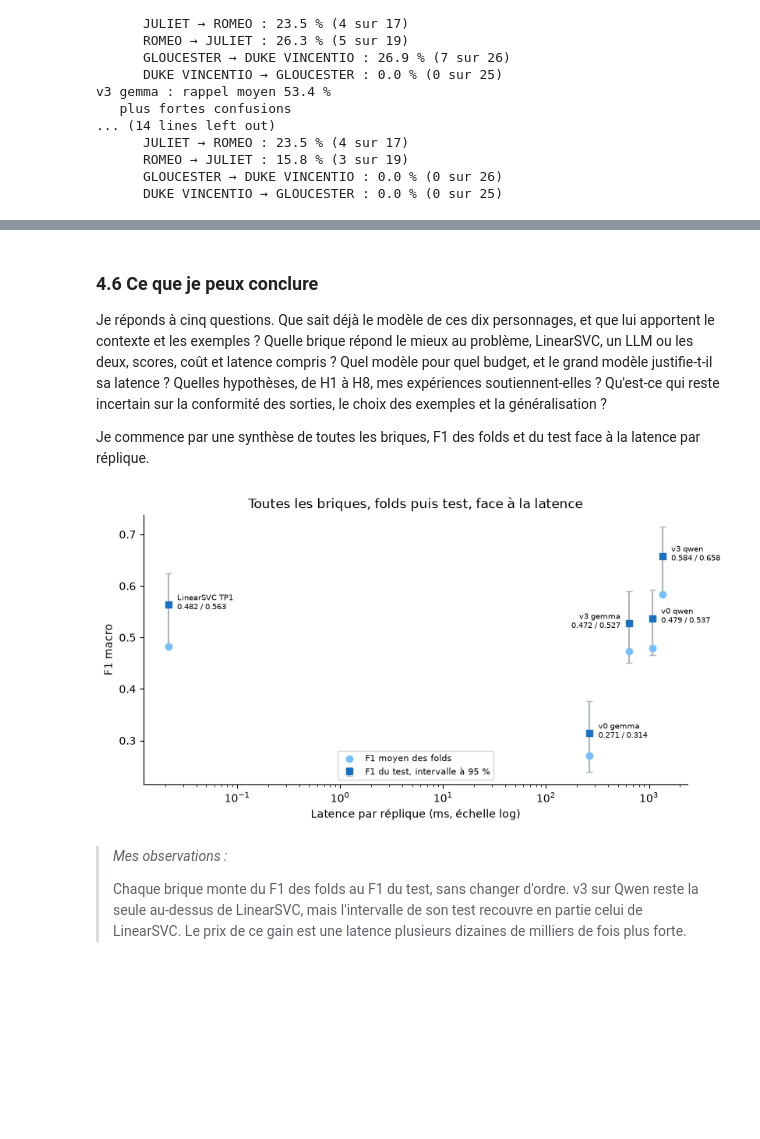
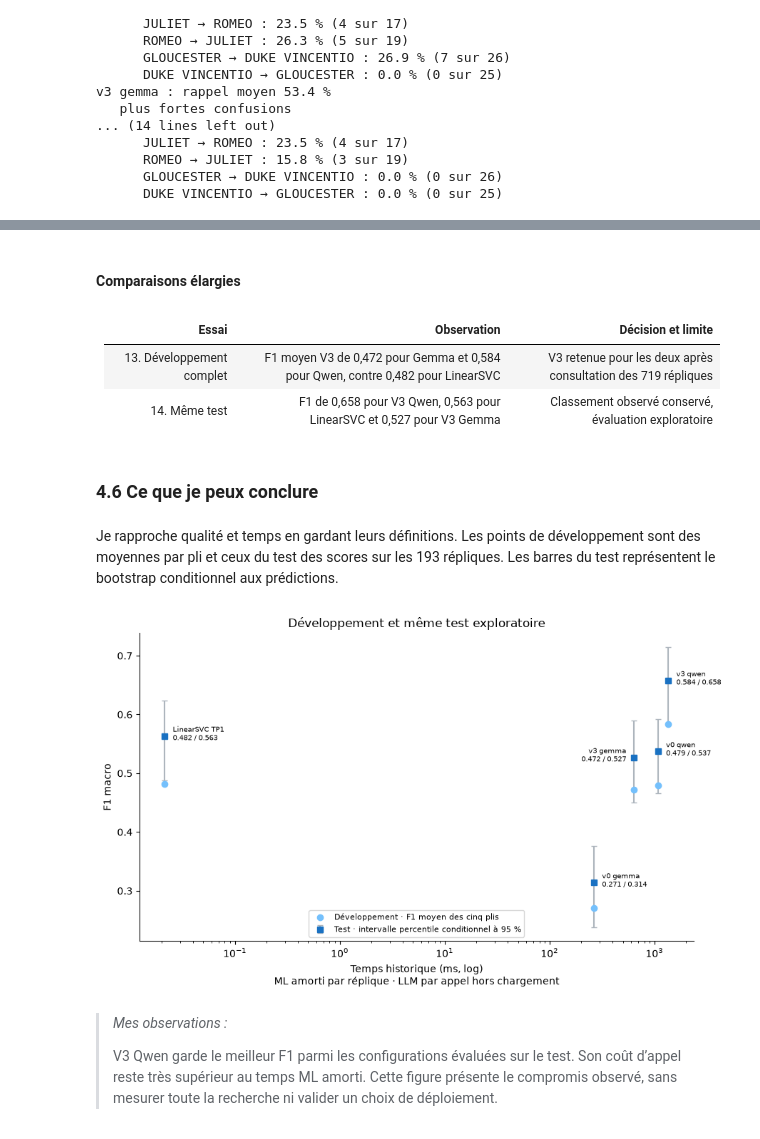
Before and after one commit to mcrayssac/ING3_IAA_GB_NLP, a Jupyter notebook: TP3_NLP_prompting.ipynb, the cells around one changed output, grey strips where cells are left out. Cells and saved outputs as stored; diff of their text form; code cells hidden in the pictures; blank space fills up the shorter version.

```diff
--- a/TP3_NLP_prompting.ipynb
+++ b/TP3_NLP_prompting.ipynb
@@ -1341,11 +1369,11 @@ CONTEXTE = '\n'.join([
     '- PETRUCHIO (The Taming of the Shrew): suitor who woos and tames Katharina, called Kate.'])
 iterer('v3', 'contexte', CONTEXTE, 'H2, le contexte des pièces corrige les répliques à nom cité')
 
-# Gain de v3 face à son parent selon que la réplique cite ou non un nom de la liste ou du contexte
+# Gain de v3 selon le masque lexical conservé, incluant des mots génériques.
 NOMS_CITES = sorted(set(re.findall(r'\b[A-Z][a-z]+\b', CONTEXTE))
                     | {mot.title() for nom in NOMS for mot in nom.split()} - {'The', 'King'})
 cite = X_train.loc[MISE_AU_POINT].str.contains('|'.join(rf'\b{nom}\b' for nom in NOMS_CITES))
-for libelle, masque in (('avec un nom cité', cite), ('sans nom cité', ~cite)):
+for libelle, masque in (('indicateur détecté', cite), ('indicateur absent', ~cite)):
     bilan = bilan_changement(y_train.loc[MISE_AU_POINT][masque],
                              etiqueter(VERSIONS['v3']['parent'], 'gemma')[masque],
                              etiqueter('v3', 'gemma')[masque])
@@ -1577,13 +1685,14 @@ comparaisons = pd.DataFrame([decider(nom, modele) for modele, noms in CONFIGURAT
 display(pd.DataFrame(lignes).set_index(['Modèle', 'Version']).round(3))
 display(comparaisons.set_index(['Modèle', 'Version']).drop(columns='Parent'))
 
-# Gain face à v3 selon que la réplique cite un nom (section 3.4), puis un extrait de raisonnement
+# Gain selon le masque lexical de la section 3.4, puis extrait de justification.
 for modele, noms in CONFIGURATIONS.items():
     for nom in noms:
         bilans = {libelle: bilan_changement(y_train.loc[MISE_AU_POINT][masque],
                                             etiqueter('v3', modele)[masque],
                                             etiqueter(nom, modele)[masque])['Gain net']
-                  for libelle, masque in (('avec nom cité', cite), ('sans nom cité', ~cite))}
+                  for libelle, masque in (('indicateur détecté', cite),
+                                          ('indicateur absent', ~cite))}
         table = ESSAIS[(nom, modele)]
         extrait = texte_raisonnement(table['contenu'].iloc[0], table['raisonnement'].iloc[0])
         print(f'{modele}, {nom} : gain net {bilans}')
@@ -2404,6 +2649,6 @@ Je place chaque pipeline dans le plan qualité et latence, avec une échelle log
 # %%
 # F1 macro moyen face à la latence par réplique, échelle logarithmique, écart-type en barre.
-fig, ax = plt.subplots(figsize=(8, 4))
+fig, ax = plt.subplots(figsize=(9, 5))
 ax.errorbar(couts['Latence par réplique (ms)'], couts['F1 macro'], yerr=couts['Écart-type'],
             fmt='o', color='#74c0fc', ecolor='#adb5bd', capsize=3)
 for nom, ligne in couts.iterrows():
@@ -2413,8 +2658,10 @@ for nom, ligne in couts.iterrows():
                 textcoords='offset points', xytext=(-6, -10) if gauche else (6, 4),
                 ha='right' if gauche else 'left', fontsize=8)
 ax.set_xscale('log')
-ax.set(xlabel='Latence par réplique (ms, échelle log)', ylabel='F1 macro moyen sur les folds',
-       title='Qualité face à la latence sur les 769 répliques')
+ax.set(xlabel='Temps historique (ms, log)\nML amorti par réplique · LLM par appel hors chargement',
+       ylabel='F1 macro moyen des cinq plis',
+       title='769 répliques · moyenne et écart-type des cinq plis')
 ax.spines[['top', 'right']].set_visible(False)
+plt.tight_layout()
 plt.show()
 # %% [output]
@@ -2650,9 +2927,9 @@ Je trace les matrices de confusion du test pour LinearSVC et v3 sur les deux mod
 # %%
-# Matrices de confusion du test pour LinearSVC et pour v3, en % de chaque locuteur réel.
+# Matrices du même test exploratoire, une figure lisible par modèle.
 matrices_test = {nom: matrice_confusion(nom, resultats_test, y_test) for nom in MEILLEURS}
-fig, axes = plt.subplots(1, len(matrices_test), figsize=(21, 7))
-for axe, (nom, matrice) in zip(axes, matrices_test.items()):
-    tracer_matrice(axe, f'{nom} sur le test', matrice)
-plt.tight_layout()
-plt.show()
+for nom, matrice in matrices_test.items():
+    fig, axe = plt.subplots(figsize=(9, 7))
+    tracer_matrice(axe, f'{nom} · test exploratoire · 193 répliques uniques', matrice)
+    plt.tight_layout()
+    plt.show()
 # %% [output]
@@ -2708,35 +2992,43 @@ Une ligne après chaque essai, et une hypothèse reste même si le résultat ne
+# %% [markdown]
+#### Comparaisons élargies
+# %% [markdown]
+| Essai | Observation | Décision et limite |
+|---|---|---|
+| 13. Développement complet | F1 moyen V3 de 0,472 pour Gemma et 0,584 pour Qwen, contre 0,482 pour LinearSVC | V3 retenue pour les deux après consultation des 719 répliques |
+| 14. Même test | F1 de 0,658 pour V3 Qwen, 0,563 pour LinearSVC et 0,527 pour V3 Gemma | Classement observé conservé, évaluation exploratoire |
 # %% [markdown]
 ### 4.6 Ce que je peux conclure
-
-Je réponds à cinq questions. Que sait déjà le modèle de ces dix personnages, et que lui apportent le contexte et les exemples ? Quelle brique répond le mieux au problème, LinearSVC, un LLM ou les deux, scores, coût et latence compris ? Quel modèle pour quel budget, et le grand modèle justifie-t-il sa latence ? Quelles hypothèses, de H1 à H8, mes expériences soutiennent-elles ? Qu'est-ce qui reste incertain sur la conformité des sorties, le choix des exemples et la généralisation ?
-
-Je commence par une synthèse de toutes les briques, F1 des folds et du test face à la latence par réplique.
+# %% [markdown]
+Je rapproche qualité et temps en gardant leurs définitions. Les points de développement sont des moyennes par pli et ceux du test des scores sur les 193 répliques. Les barres du test représentent le bootstrap conditionnel aux prédictions.
 # %%
 # Synthèse : F1 des folds et du test face à la latence par réplique, intervalle du test en barre.
 SYNTHESE = ['LinearSVC TP1'] + COUPLES
 latences = couts.loc[SYNTHESE, 'Latence par réplique (ms)']
 test = bilan_test.loc[SYNTHESE]
-fig, ax = plt.subplots(figsize=(9, 4.5))
-ax.scatter(latences, test['F1 folds'], color='#74c0fc', zorder=3, label='F1 moyen des folds')
+fig, ax = plt.subplots(figsize=(9, 5.5))
+ax.scatter(latences, test['F1 folds'], color='#74c0fc', zorder=3,
+           label='Développement · F1 moyen des cinq plis')
 barres = [test['F1 test'] - test['Intervalle bas'], test['Intervalle haut'] - test['F1 test']]
 ax.errorbar(latences, test['F1 test'], yerr=barres, fmt='s', color='#1971c2', ecolor='#adb5bd',
-            capsize=3, label='F1 du test, intervalle à 95 %')
+            capsize=3, label='Test · intervalle percentile conditionnel à 95 %')
 for nom in SYNTHESE:
     gauche = nom == 'v3 gemma'  # Étiquette à gauche, sinon elle recouvre celle de v0 qwen
     ax.annotate(f'{nom}\n{test.loc[nom, "F1 folds"]:.3f} / {test.loc[nom, "F1 test"]:.3f}',
                 (latences[nom], test.loc[nom, 'F1 test']), textcoords='offset points',
                 xytext=(-8, -4) if gauche else (8, -4), ha='right' if gauche else 'left',
                 fontsize=7)
 ax.set_xscale('log')
-ax.set(xlabel='Latence par réplique (ms, échelle log)', ylabel='F1 macro',
-       title='Toutes les briques, folds puis test, face à la latence')
+ax.set(xlabel='Temps historique (ms, log)\nML amorti par réplique · LLM par appel hors chargement',
+       ylabel='F1 macro',
+       title='Développement et même test exploratoire')
 ax.legend(fontsize=8, loc='lower center')
 ax.spines[['top', 'right']].set_visible(False)
+plt.tight_layout()
 plt.show()
 # %% [output]
-[figure, old version]
+[figure, new version]
 # %% [markdown]
 > *Mes observations :*
 >
-> Chaque brique monte du F1 des folds au F1 du test, sans changer d'ordre. v3 sur Qwen reste la seule au-dessus de LinearSVC, mais l'intervalle de son test recouvre en partie celui de LinearSVC. Le prix de ce gain est une latence plusieurs dizaines de milliers de fois plus forte.
+> V3 Qwen garde le meilleur F1 parmi les configurations évaluées sur le test. Son coût d’appel reste très supérieur au temps ML amorti. Cette figure présente le compromis observé, sans mesurer toute la recherche ni valider un choix de déploiement.
 # %% [markdown]
```
Also changed, not shown: parts of 203 cells of this notebook, 4 other files.
